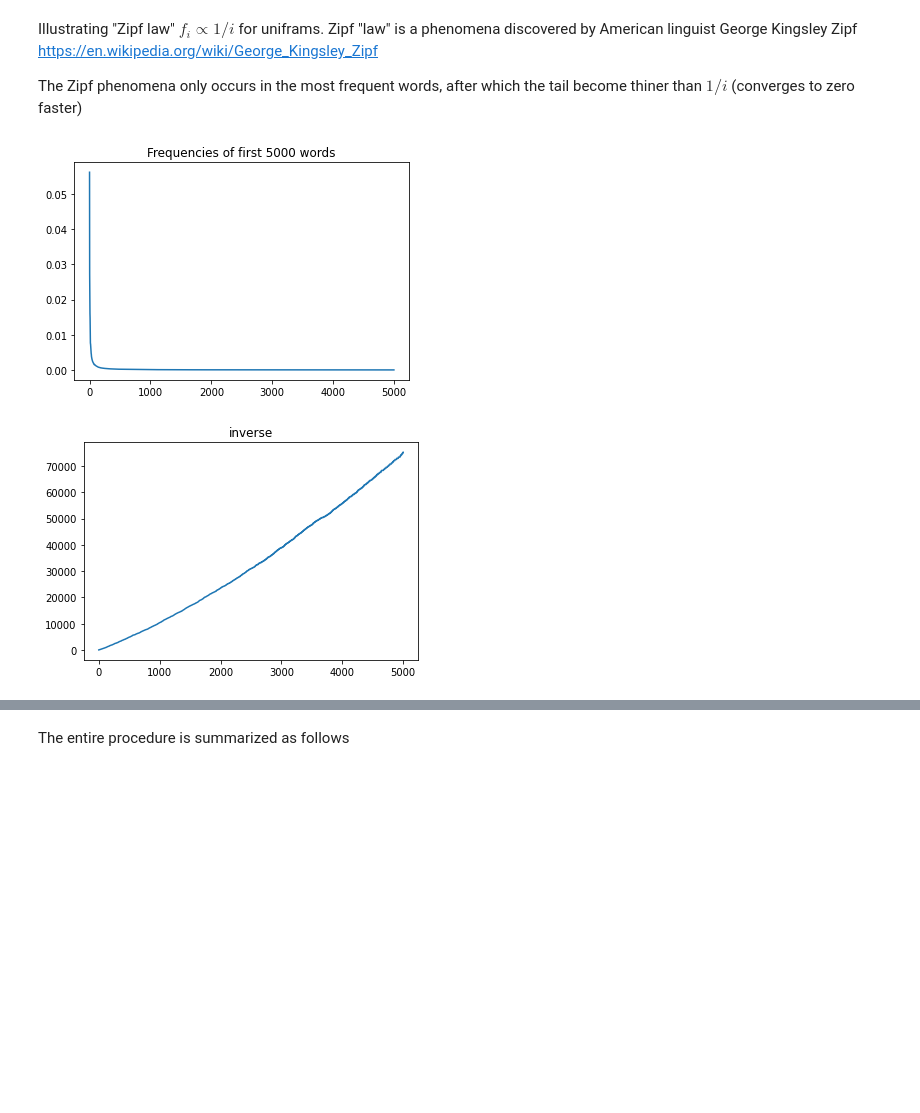
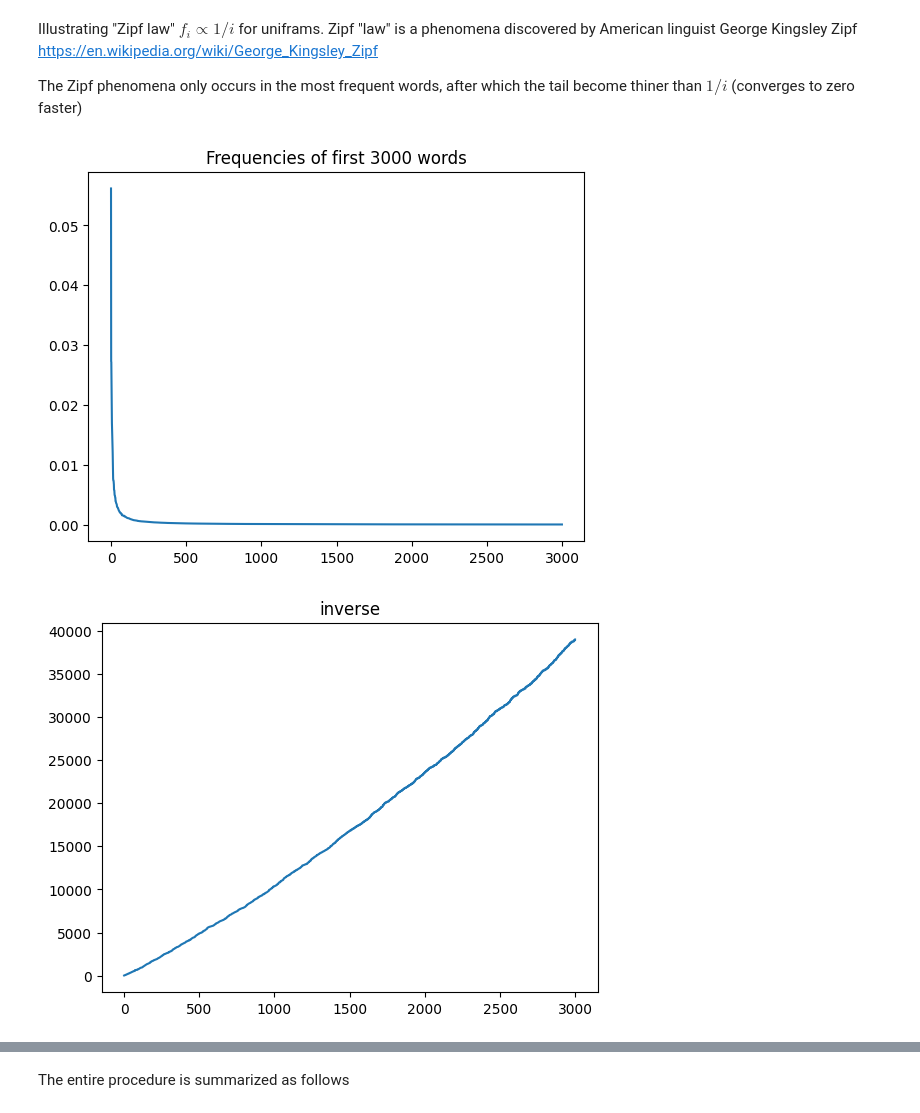
Before and after one commit to alonkipnis/ITnLM, a Jupyter notebook: notebooks/ngram.ipynb, the cells around one changed output, grey strips where cells are left out. Saved outputs shown, nothing was run; the diff lists cells and outputs as text; code cells hidden in the pictures; blank space fills up the shorter version.

```diff
--- a/notebooks/ngram.ipynb
+++ b/notebooks/ngram.ipynb
@@ -47,7 +43,7 @@ Here we use this dataset arranged in a .csv file as an be found at https://www.k
 # %% [markdown]
 Read dataset file. Each row is a review.
 # %%
-df = pd.read_csv("../Data/IMDB reviews.csv")
+df = pd.read_csv("/Users/kipnisal/Data/IMDB reviews.csv")
 print(df.describe())
 print(df.head())
 # %% [output]
@@ -168,18 +168,18 @@ https://en.wikipedia.org/wiki/George_Kingsley_Zipf
 
 The Zipf phenomena only occurs in the most frequent words, after which the tail become thiner than $1/i$ (converges to zero faster)
 # %%
-n = 5000
+n = 3000
 plt.title(f"Frequencies of first {n} words")
 plt.plot(model_1gram.freq.values[:n])
 plt.show()
 
 plt.title("inverse")
 plt.plot(1 / model_1gram.freq.values[:n])
 plt.show()
 
 plt.title("log-log")
 plt.loglog(model_1gram.freq.values[:n])
 plt.show()
 # %% [output]
-[figure, old version]
+[figure, new version]
-[figure, old version]
+[figure, new version]
```
Also changed, not shown: parts of 47 cells of this notebook, 3 other files.
